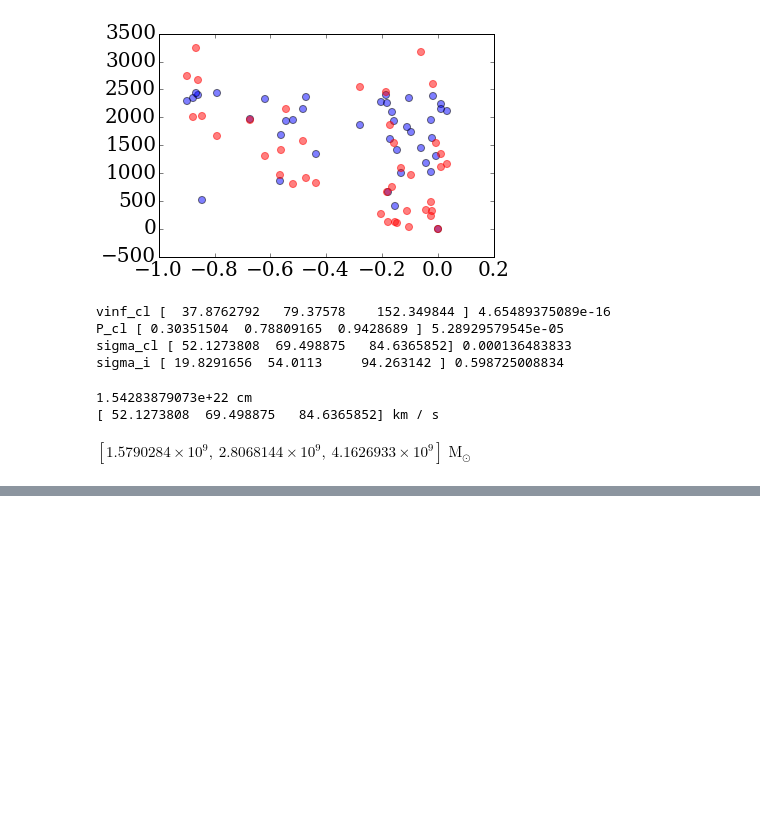
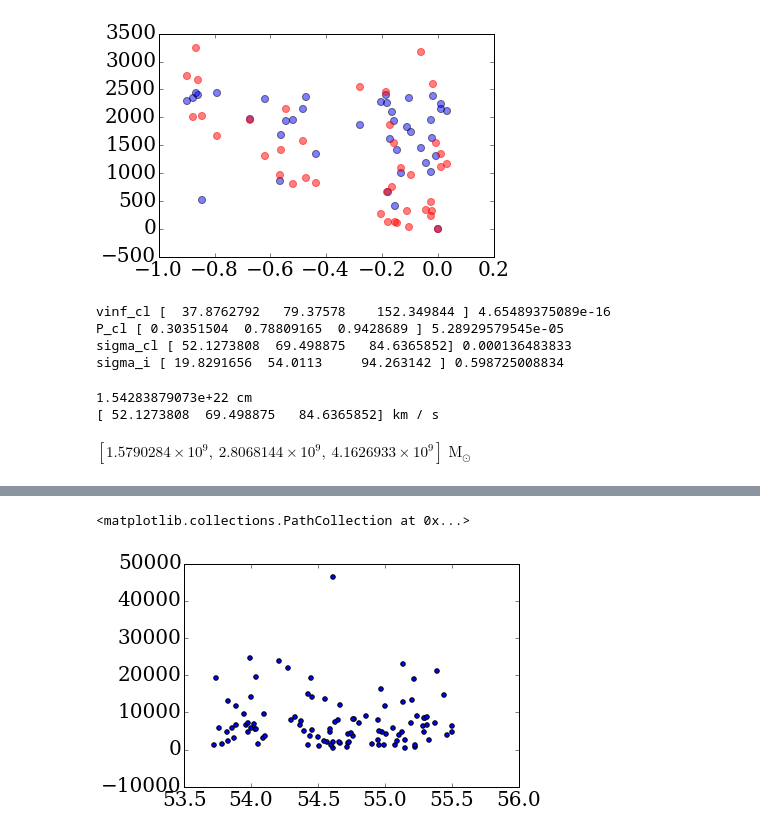
Before and after one commit to astroandes/tololo-lya-fit, a Jupyter notebook: code/multiphase.ipynb, the cells around one changed output, grey strips where cells are left out. Cells and saved outputs as stored; diff of their text form; code cells hidden in the pictures; blank space fills up the shorter version.

```diff
--- a/code/multiphase.ipynb
+++ b/code/multiphase.ipynb
@@ -327,0 +345,5 @@ Tvir = mu * m_p.cgs * vcirc * vcirc / (2 * k_B.cgs)
+# %%
+plt.scatter(sigma_cl_update, chisq_update)
+# %% [output]
+<matplotlib.collections.PathCollection at 0x...>
+[figure, added]
```
Also changed, not shown: parts of 4 cells of this notebook.
